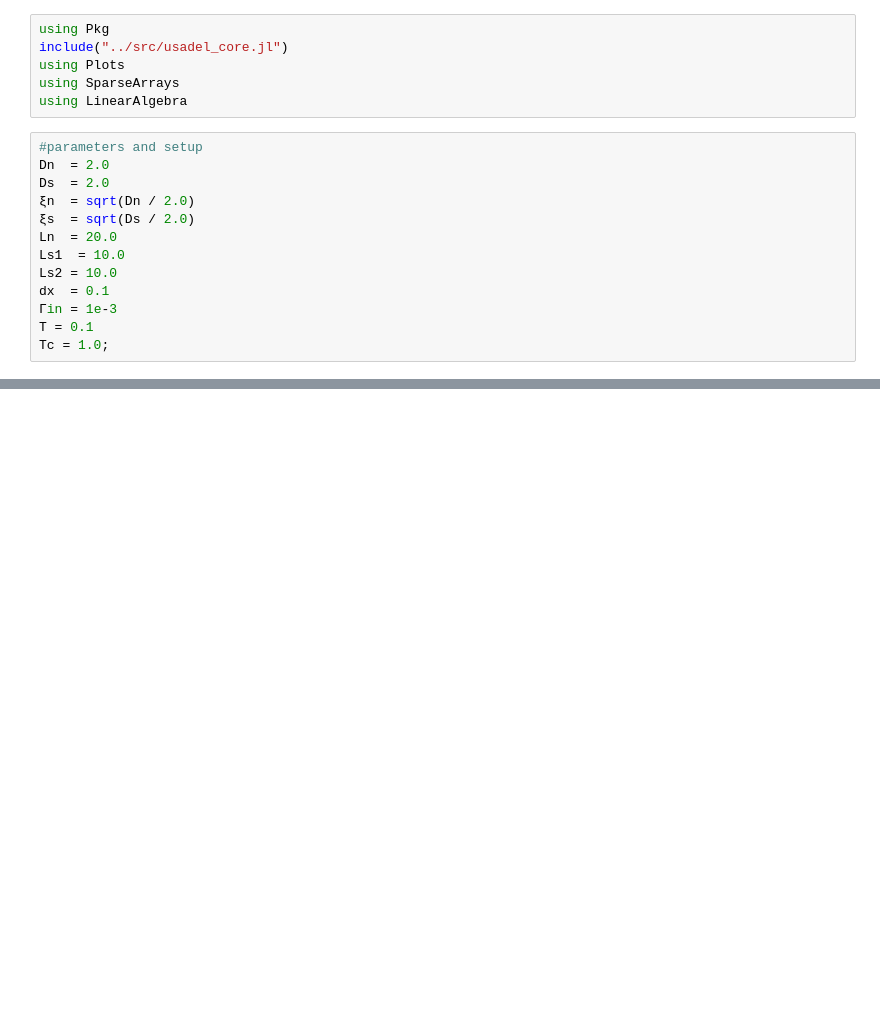
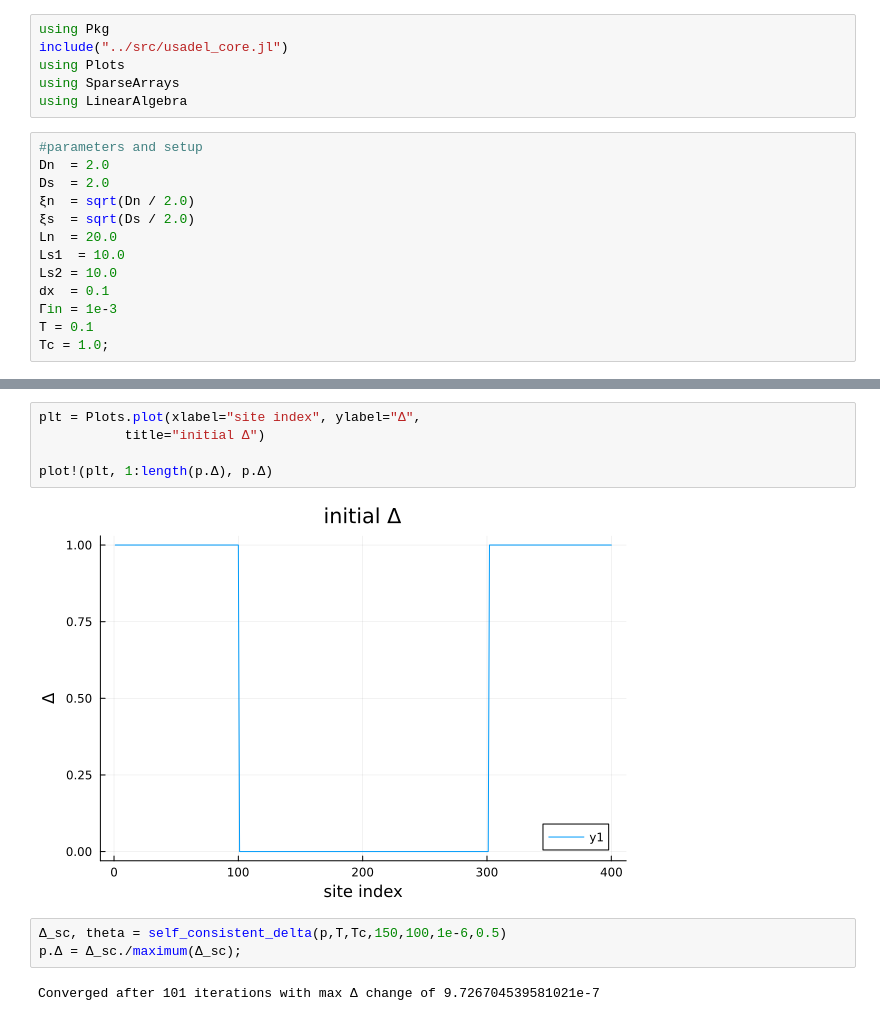
Before and after one commit to nakowalczyk/usadel_1D, a Jupyter notebook: scripts/SNS.ipynb, the cells around one changed output, grey strips where cells are left out. Saved outputs shown, nothing was run; the diff lists cells and outputs as text; blank space fills up the shorter version.

```diff
--- a/scripts/SNS.ipynb
+++ b/scripts/SNS.ipynb
@@ -32,3 +24,15 @@ dos1, _ = compute_DOS(energies, p, x_eval);
+# %%
+plt = Plots.plot(xlabel="site index", ylabel="Δ",
+           title="initial Δ")
+
+plot!(plt, 1:length(p.Δ), p.Δ)
+# %% [output]
+[figure, added]
+# %%
+Δ_sc, theta = self_consistent_delta(p,T,Tc,150,100,1e-6,0.5)
+p.Δ = Δ_sc./maximum(Δ_sc);
+# %% [output]
+Converged after 101 iterations with max Δ change of 9.726704539581021e-7
 # %%
 plt = Plots.plot(xlabel="site index", ylabel="Δ",
            title="self consistent Δ")
```
Also changed, not shown: parts of 4 cells of this notebook, 2 other files.
